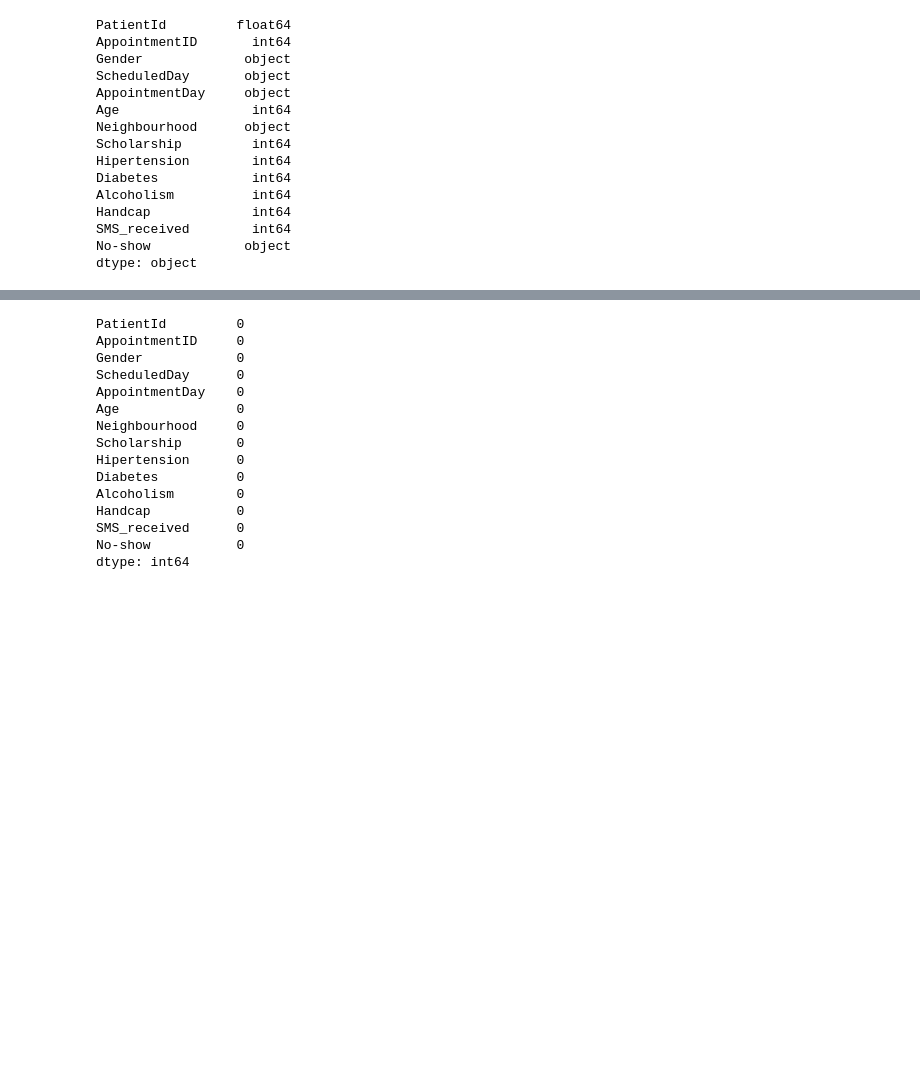
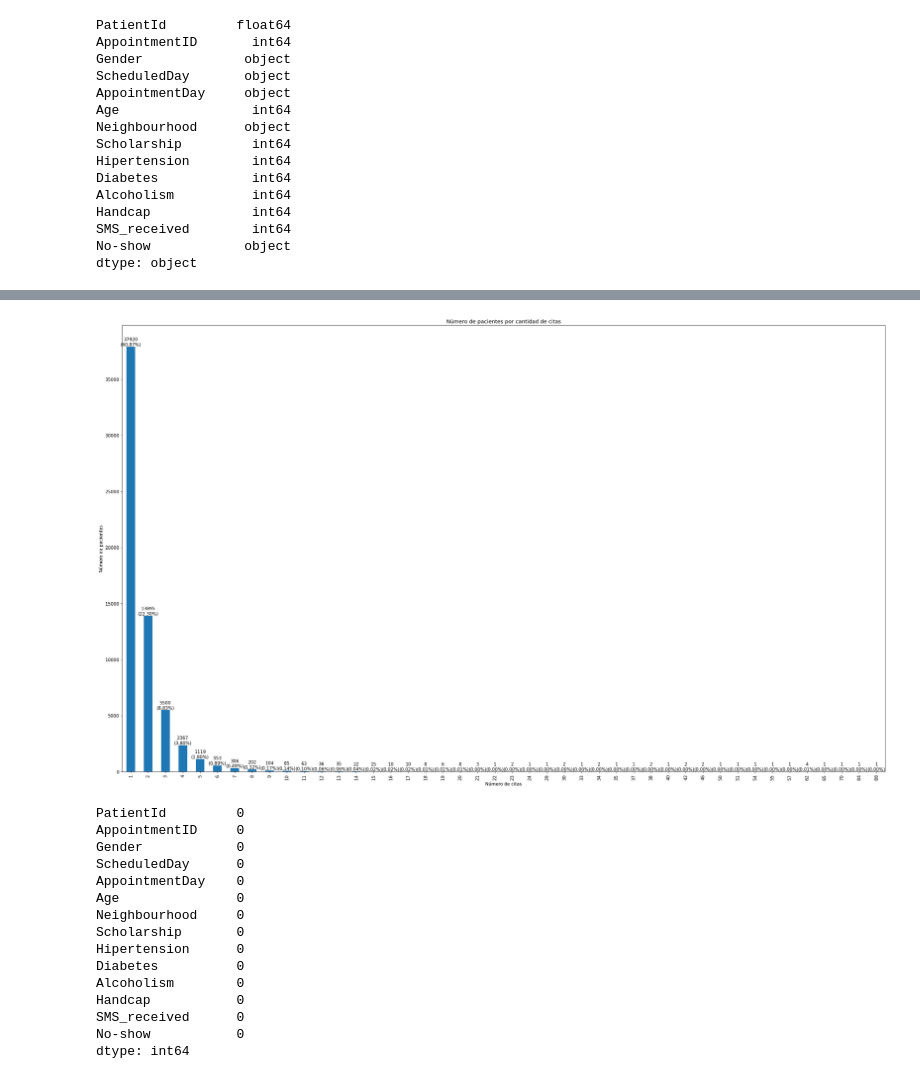
Before and after one commit to SValduezaL/TFM-Master-IA-INESDI, a Jupyter notebook: BBDD Kaagle/predicción_ inasistencia_v2.ipynb, the cells around one changed output, grey strips where cells are left out. Saved outputs shown, nothing was run; the diff lists cells and outputs as text; code cells hidden in the pictures; blank space fills up the shorter version.

```diff
--- a/BBDD Kaagle/predicción_ inasistencia_v2.ipynb
+++ b/BBDD Kaagle/predicción_ inasistencia_v2.ipynb
@@ -105,3 +107,31 @@ plt.show()
+# %%
+# Numero de citas por paciente
+appointment_counts = medical_appointments['PatientId'].value_counts()
+
+# Crear una serie que cuente cuántos pacientes tienen X número de citas
+appointment_counts_summary = appointment_counts.value_counts().sort_index()
+
+# Se modifica el tamaño de la figura
+plt.figure(figsize=(34,20))
+
+# Se modifica el tamaño de la fuente
+plt.rcParams.update({'font.size': 11})
+
+# Graficar la distribución
+appointment_counts_summary.plot(kind='bar')
+plt.xlabel('Número de citas')
+plt.ylabel('Número de pacientes')
+plt.title('Número de pacientes por cantidad de citas')
+
+# Agregar texto sobre cada barra para mostrar el conteo y el porcentaje
+for i, count in enumerate(appointment_counts_summary):
+    percentage = count / len(appointment_counts) * 100
+    plt.text(i, count, f'{count}\n({percentage:.2f}%)', ha='center', va='bottom')
+
+# Muestra el gráfico
+plt.show()
+# %% [output]
+[figure, added]
 # %%
 # Evaluar presencia de Missing values
 missing_values = medical_appointments.isnull().sum()
```
Also changed, not shown: parts of 23 cells of this notebook.
